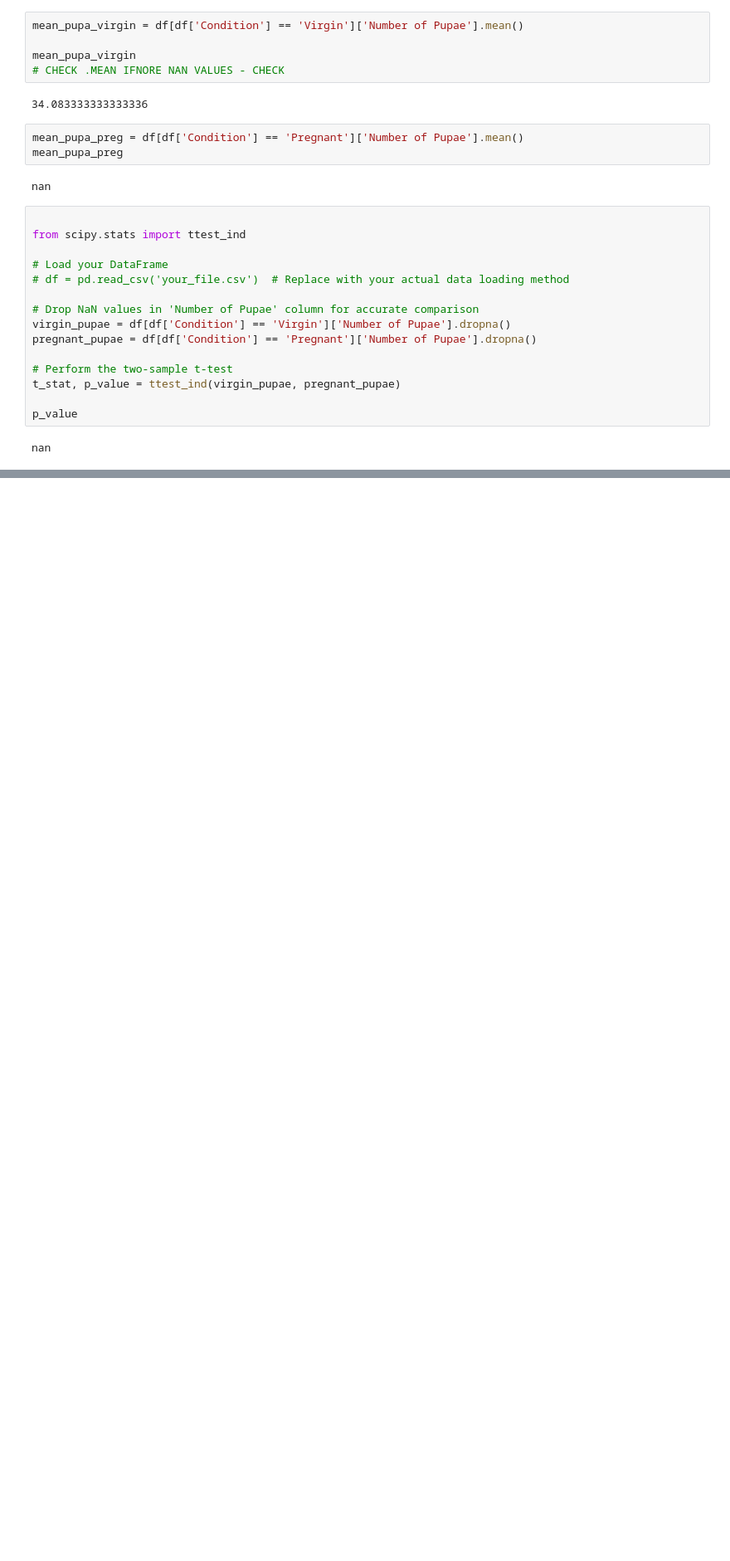
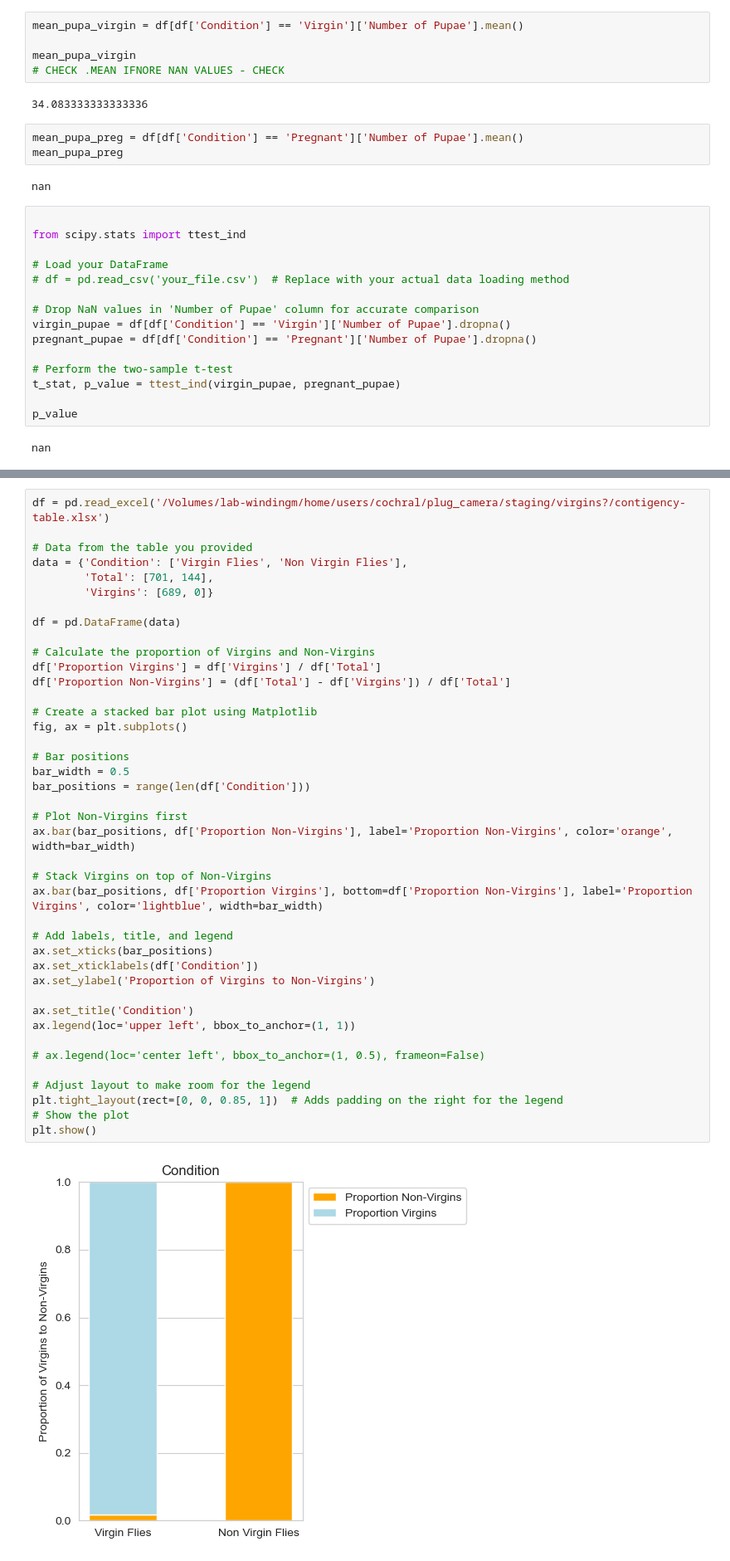
Before and after one commit to lenacochrane/behavioural-analysis, a Jupyter notebook: scripts/plug-camera/staging-parameters/virgin_pregnant_test.ipynb, the cells around one changed output, grey strips where cells are left out. Shown at 83% size. Cells and saved outputs as stored; diff of their text form; blank space fills up the shorter version.

```diff
--- a/scripts/plug-camera/staging-parameters/virgin_pregnant_test.ipynb
+++ b/scripts/plug-camera/staging-parameters/virgin_pregnant_test.ipynb
@@ -203,0 +242,43 @@ nan
+# %%
+df = pd.read_excel('/Volumes/lab-windingm/home/users/cochral/plug_camera/staging/virgins?/contigency-table.xlsx')
+
+# Data from the table you provided
+data = {'Condition': ['Virgin Flies', 'Non Virgin Flies'],
+        'Total': [701, 144],
+        'Virgins': [689, 0]}
+
+df = pd.DataFrame(data)
+
+# Calculate the proportion of Virgins and Non-Virgins
+df['Proportion Virgins'] = df['Virgins'] / df['Total']
+df['Proportion Non-Virgins'] = (df['Total'] - df['Virgins']) / df['Total']
+
+# Create a stacked bar plot using Matplotlib
+fig, ax = plt.subplots()
+
+# Bar positions
+bar_width = 0.5
+bar_positions = range(len(df['Condition']))
+
+# Plot Non-Virgins first
+ax.bar(bar_positions, df['Proportion Non-Virgins'], label='Proportion Non-Virgins', color='orange', width=bar_width)
+
+# Stack Virgins on top of Non-Virgins
+ax.bar(bar_positions, df['Proportion Virgins'], bottom=df['Proportion Non-Virgins'], label='Proportion Virgins', color='lightblue', width=bar_width)
+
+# Add labels, title, and legend
+ax.set_xticks(bar_positions)
+ax.set_xticklabels(df['Condition'])
+ax.set_ylabel('Proportion of Virgins to Non-Virgins')
+
+ax.set_title('Condition')
+ax.legend(loc='upper left', bbox_to_anchor=(1, 1))
+
+# ax.legend(loc='center left', bbox_to_anchor=(1, 0.5), frameon=False)
+
+# Adjust layout to make room for the legend
+plt.tight_layout(rect=[0, 0, 0.85, 1])  # Adds padding on the right for the legend
+# Show the plot
+plt.show()
+# %% [output]
+[figure, added]
```
Also changed, not shown: parts of 11 cells of this notebook, 6 other files.
